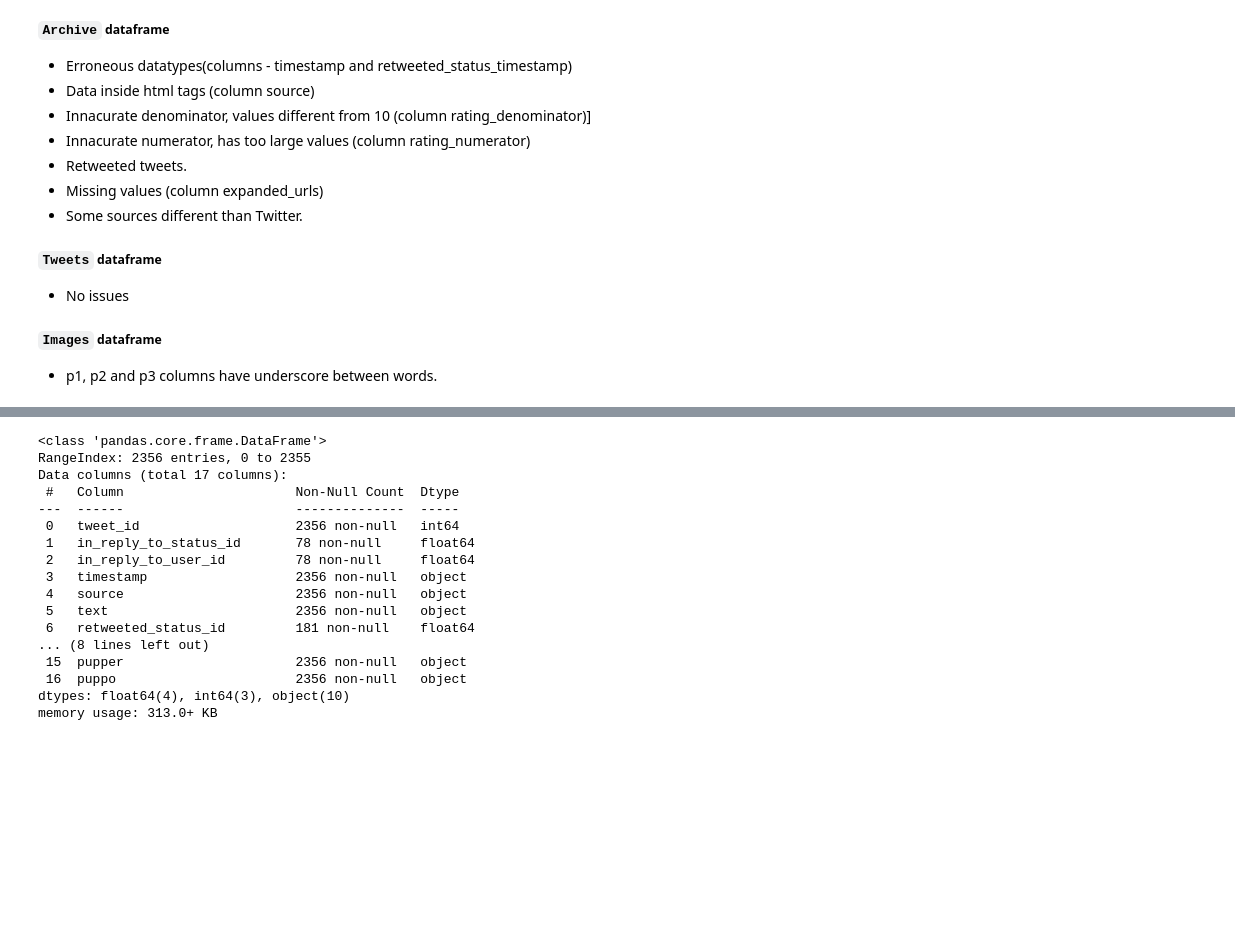
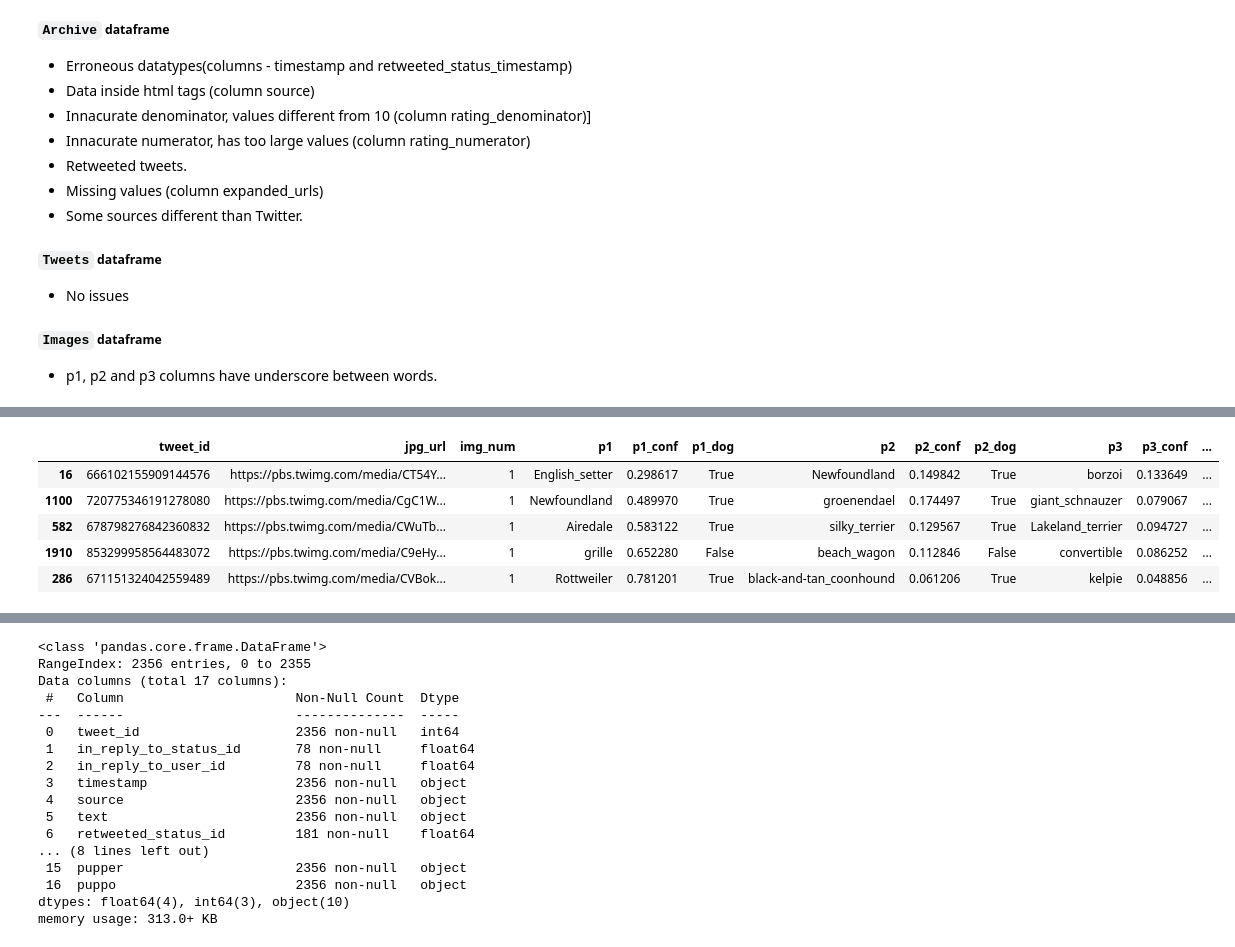
Before and after one commit to eduardopd/udacity-data-analysis-data-wrangling, a Jupyter notebook: wrangle_act.ipynb, the cells around one changed output, grey strips where cells are left out. Cells and saved outputs as stored; diff of their text form; code cells hidden in the pictures; blank space fills up the shorter version.

```diff
--- a/wrangle_act.ipynb
+++ b/wrangle_act.ipynb
@@ -118,0 +130,9 @@ df_tweets.head()
+# %%
+df_images.sample(5)
+# %% [output]
+|  | tweet_id | jpg_url | img_num | p1 | p1_conf | p1_dog | p2 | p2_conf | p2_dog | p3 | p3_conf | ... |
+| 16 | 666102155909144576 | https://pbs.twimg.com/media/CT54Y... | 1 | English_setter | 0.298617 | True | Newfoundland | 0.149842 | True | borzoi | 0.133649 | ... |
+| 1100 | 720775346191278080 | https://pbs.twimg.com/media/CgC1W... | 1 | Newfoundland | 0.489970 | True | groenendael | 0.174497 | True | giant_schnauzer | 0.079067 | ... |
+| 582 | 678798276842360832 | https://pbs.twimg.com/media/CWuTb... | 1 | Airedale | 0.583122 | True | silky_terrier | 0.129567 | True | Lakeland_terrier | 0.094727 | ... |
+| 1910 | 853299958564483072 | https://pbs.twimg.com/media/C9eHy... | 1 | grille | 0.652280 | False | beach_wagon | 0.112846 | False | convertible | 0.086252 | ... |
+| 286 | 671151324042559489 | https://pbs.twimg.com/media/CVBok... | 1 | Rottweiler | 0.781201 | True | black-and-tan_coonhound | 0.061206 | True | kelpie | 0.048856 | ... |
```
Also changed, not shown: parts of 30 cells of this notebook.
